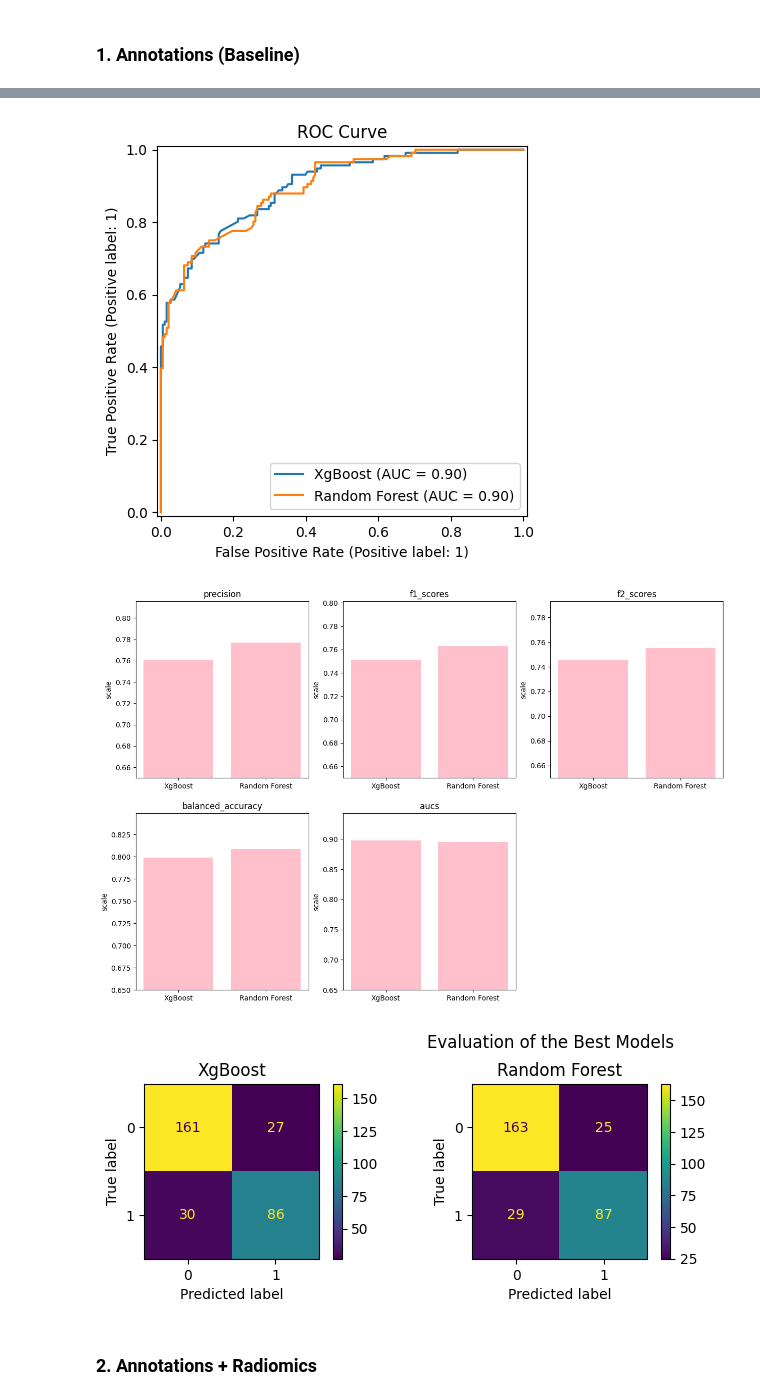
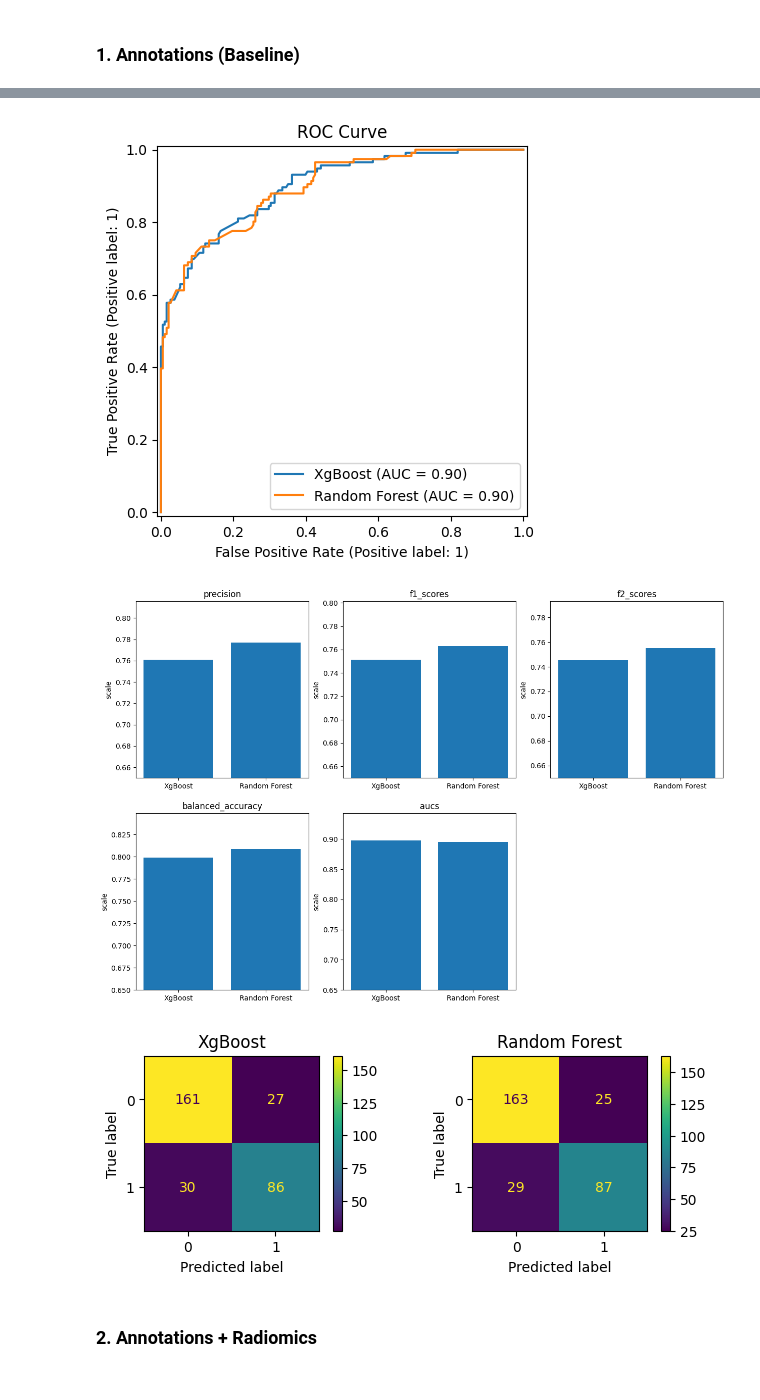
Before and after one commit to inesamorim/lung-cancer-classification, a Jupyter notebook: main.ipynb, the cells around one changed output, grey strips where cells are left out. Saved outputs shown, nothing was run; the diff lists cells and outputs as text; code cells hidden in the pictures.

```diff
--- a/main.ipynb
+++ b/main.ipynb
@@ -472,14 +549,13 @@ def plot_metrics(models, X_test, y_test):
     plt.figure(figsize=(15, 10))
     for i, column in enumerate(metrics.keys()):
         plt.subplot(2, 3, i + 1)
-        plt.bar(names, metrics[column], color='pink')
+        plt.bar(names, metrics[column])
         plt.ylabel("scale")
         plt.title(column)
         plt.ylim(bottom=0.65)
     plt.show()
 
     plt.figure(figsize=(12, 5))
-    plt.suptitle("Evaluation of the Best Models")
     for i, (name, pipeline) in enumerate(models):
         ax = plt.subplot(2, 3, i + 1)
         plt.title(name)
@@ -504,6 +581,7 @@ xgb_param_distributions = {
     "classifier__subsample": [0.5, 0.7, 1.0],
     "classifier__colsample_bytree": [0.5, 0.7, 1.0],
     "classifier__gamma": np.arange(0, 5, 0.5),
+    "feature_selection": [SelectFromModel(LinearSVC(penalty="l1")), "passthrough"],
 }
 # %% [markdown]
 ### Random Forest (rf_param_distributions):
@@ -520,6 +599,7 @@ rf_param_distributions = {
     "classifier__min_samples_split": [2, 5, 10],
     "classifier__min_samples_leaf": [1, 2, 4],
     "classifier__max_features": ["log2", "sqrt"],
+    "feature_selection": [SelectFromModel(LinearSVC(penalty="l1")), "passthrough"],
 }
 # %% [markdown]
 ---
@@ -571,6 +651,8 @@ merged_df = merge_csvs(["annotations_ds.csv"])
 X_train, y_train, groups_train, X_test, y_test = prepare_df(merged_df)
 # %%
 # Tune models
-best_xgb_model, best_xgb_params = tune_model(XGBClassifier(eval_metric="mlogloss"), xgb_param_distributions, X_train, y_train, groups_train, "XGBoost")
-best_rf_model, best_rf_params = tune_model(RandomForestClassifier(random_state=42), rf_param_distributions, X_train, y_train, groups_train, "Random Forest")
+ann_xgb_search = tune_model(XGBClassifier(eval_metric="mlogloss"), xgb_param_distributions, X_train, y_train, groups_train, "XGBoost")
+ann_xgb = get_scores(ann_xgb_search.cv_results_, ann_xgb_search.best_index_)
+ann_rf_search = tune_model(RandomForestClassifier(random_state=42), rf_param_distributions, X_train, y_train, groups_train, "Random Forest")
+ann_rf = get_scores(ann_rf_search.cv_results_, ann_rf_search.best_index_)
 # %% [output]
@@ -581,13 +668,13 @@ Random Forest - Best Recall score: 0.8686
 # %%
 models = [
-    ("XgBoost", best_xgb_model),
-    ("Random Forest", best_rf_model),
+    ("XgBoost", ann_xgb_search.best_estimator_),
+    ("Random Forest", ann_rf_search.best_estimator_),
 ]
 plot_metrics(models, X_test, y_test)
 # %% [output]
 [figure]
-[figure, old version]
+[figure, new version]
-[figure, old version]
+[figure, new version]
 # %% [markdown]
 ### 2. Annotations + Radiomics
 # %%
```
Also changed, not shown: parts of 33 cells of this notebook, 1 other file.
